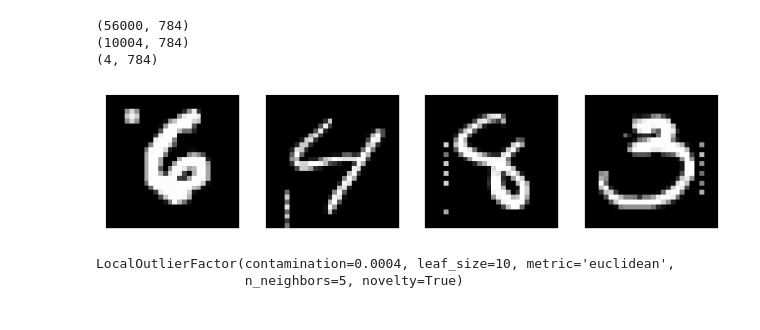
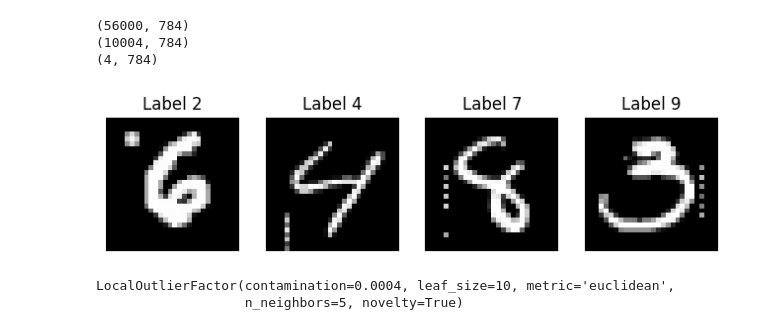
Before and after one commit to HeadBangZ/MasterThesis, a Jupyter notebook: mnist/lof/lof.ipynb, the cells around one changed output. Saved outputs shown, nothing was run; the diff lists cells and outputs as text; code cells hidden in the pictures.

Commit message:
Printing labels for mnist images

```diff
--- a/mnist/lof/lof.ipynb
+++ b/mnist/lof/lof.ipynb
@@ -66,7 +66,7 @@ Dataset split: 70000 train rows
 Dataset split: 70000 test rows
 [figure]
 # %%
-train_data, train_labels, test_data, test_labels, test_true_labels, anom_data = utility.preprocess_data(data, labels, False)
+train_data, train_labels, test_data, test_labels, test_true_labels, anom_data, anom_labels = utility.preprocess_data(data, labels, False)
 # %%
 print(train_data.shape)
 print(test_data.shape)
@@ -78,16 +78,17 @@ print(anom_data.shape)
 # %%
 num_images = len(anom_data)
 rows = 1
 cols = num_images
 fig, axes = plt.subplots(rows, cols, figsize=(cols * 2, rows * 2))
 
 for i in range(num_images):
     axes[i].imshow(anom_data[i].reshape(28, 28), cmap='gray')
     axes[i].axis('off')
+    axes[i].set_title(f"Label {anom_labels[i]}")
 
 plt.show()
 # %% [output]
-[figure, old version]
+[figure, new version]
 # %%
 # parameters
 contamination = 0.0004
```
Also changed, not shown: 3 other files.
